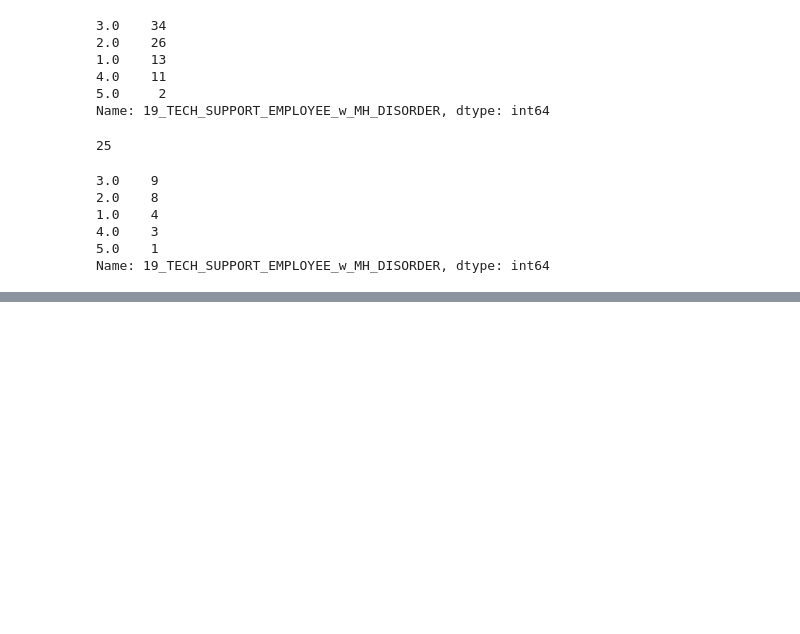
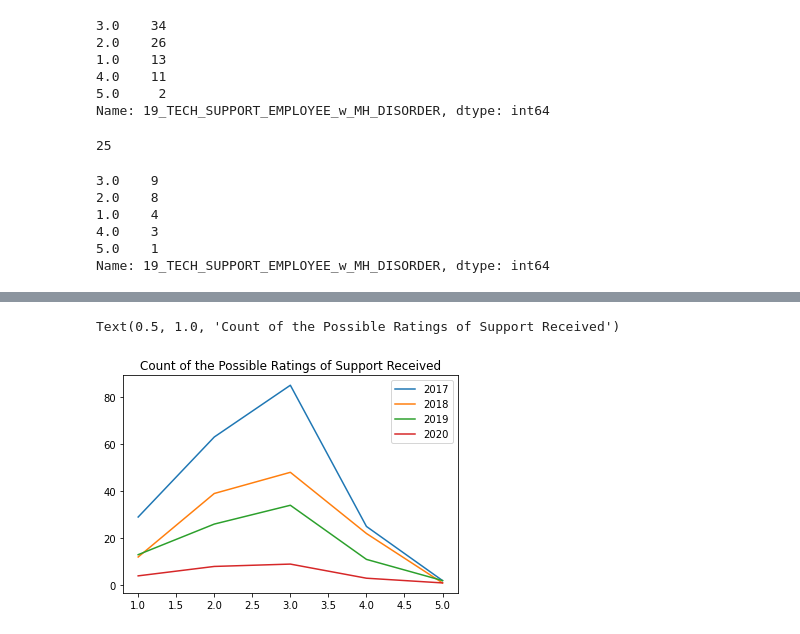
Before and after one commit to bennetyousuf/ProjectOne-MentalHealthinTech, a Jupyter notebook: Working_Notebooks/Mental Health in Tech Data Cleanup_NC.ipynb, the cells around one changed output, grey strips where cells are left out. Saved outputs shown, nothing was run; the diff lists cells and outputs as text; code cells hidden in the pictures; blank space fills up the shorter version.

Commit message:
Update comments and add line chart

```diff
--- a/Working_Notebooks/Mental Health in Tech Data Cleanup_NC.ipynb
+++ b/Working_Notebooks/Mental Health in Tech Data Cleanup_NC.ipynb
@@ -320,0 +380,6 @@ Name: 19_TECH_SUPPORT_EMPLOYEE_w_MH_DISORDER, dtype: int64
+# %%
+#create data frame of the value counts of Q#19 reponses
+Q19_dict = {'2017': mental_health_support_2017,'2018': mental_health_support_2018,
+            '2019': mental_health_support_2019,'2020': mental_health_support_2020}
+Q19_df = pd.DataFrame(data=d)
+Q19_df
@@ -321,3 +393,10 @@ Name: 19_TECH_SUPPORT_EMPLOYEE_w_MH_DISORDER, dtype: int64
+# %%
+#plot count of each response type broken out by year
+Q19_df.plot.line()
+plt.title("Count of the Possible Ratings of Support Received")
+# %% [output]
+Text(0.5, 1.0, 'Count of the Possible Ratings of Support Received')
+[figure, added]
 # %%
 #3. Do those that have mental disorders in tech (15) feel as though they are supported in the tech industry (19)?
 #Plot pie chart "Percentage of Individuals with mental health disorders that feel supported". No need to bin because range 1-5
```
Also changed, not shown: parts of 18 cells of this notebook.
